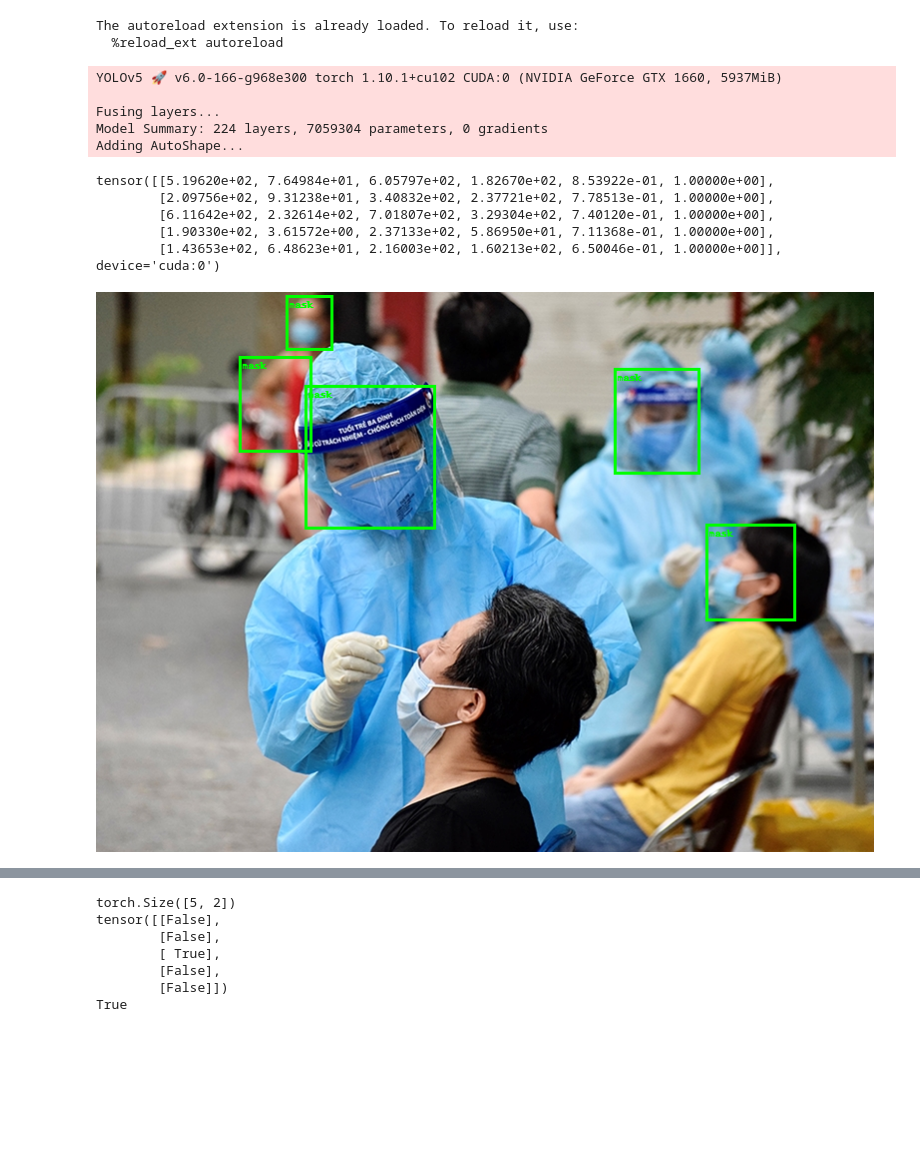
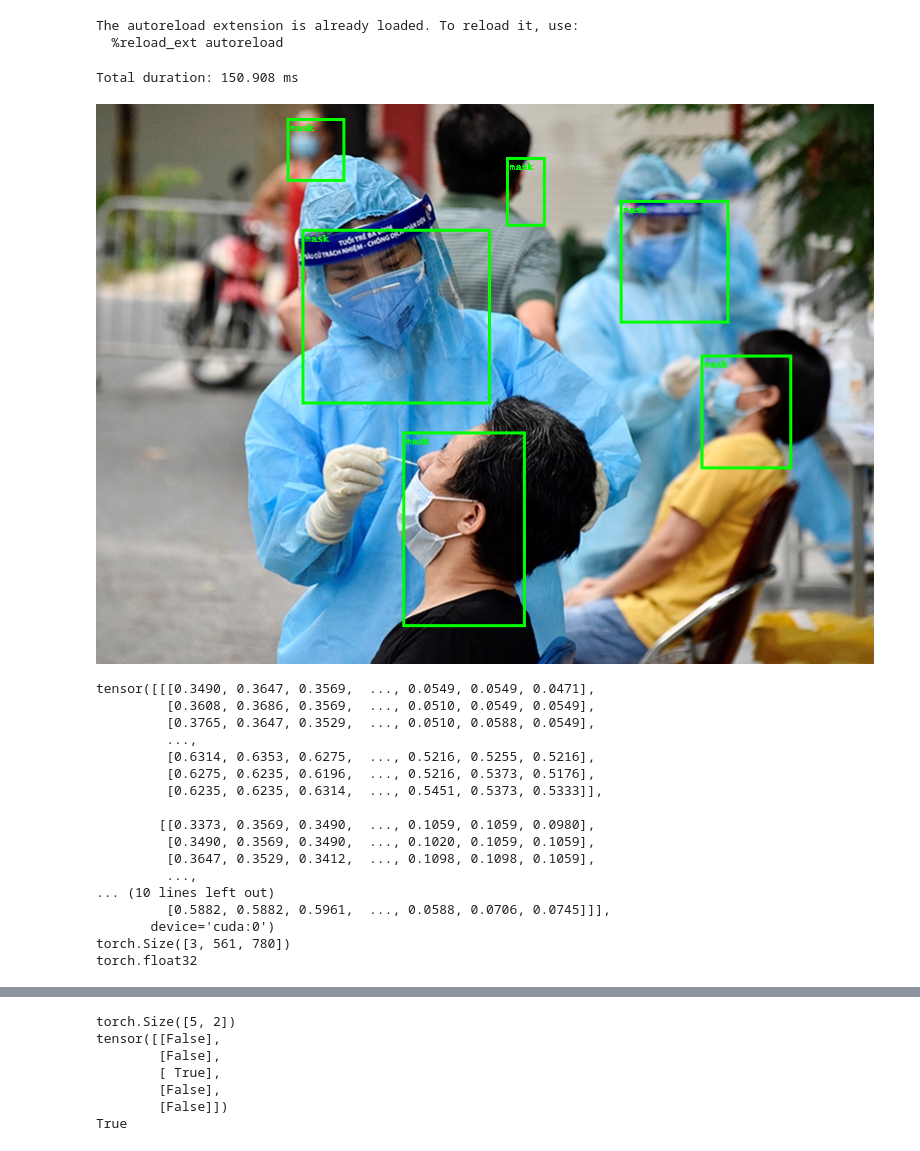
Before and after one commit to minhdq99hp/cv, a Jupyter notebook: test.ipynb, the cells around one changed output, grey strips where cells are left out. Saved outputs shown, nothing was run; the diff lists cells and outputs as text; code cells hidden in the pictures; blank space fills up the shorter version.

```diff
--- a/test.ipynb
+++ b/test.ipynb
@@ -12,26 +19,52 @@ from torchvision.utils import draw_bounding_boxes
 The autoreload extension is already loaded. To reload it, use:
   %reload_ext autoreload
 # %%
-detector = Detector(confidence=0.5)
+detector = Detector(model_name='faster_rcnn')
 
 input_img = Image.open('input/duy-khanhs.jpg')
 
 input_array = np.asarray(input_img)
 
 res = detector.detect(input_array)
 
 output_img = Image.fromarray(res)
 
 display(output_img)
 # %% [output]
-YOLOv5 🚀 v6.0-166-g968e300 torch 1.10.1+cu102 CUDA:0 (NVIDIA GeForce GTX 1660, 5937MiB)
-
-Fusing layers...
-Model Summary: 224 layers, 7059304 parameters, 0 gradients
-Adding AutoShape...
+Total duration: 150.908 ms
-tensor([[5.19620e+02, 7.64984e+01, 6.05797e+02, 1.82670e+02, 8.53922e-01, 1.00000e+00],
-        [2.09756e+02, 9.31238e+01, 3.40832e+02, 2.37721e+02, 7.78513e-01, 1.00000e+00],
-        [6.11642e+02, 2.32614e+02, 7.01807e+02, 3.29304e+02, 7.40120e-01, 1.00000e+00],
-        [1.90330e+02, 3.61572e+00, 2.37133e+02, 5.86950e+01, 7.11368e-01, 1.00000e+00],
-        [1.43653e+02, 6.48623e+01, 2.16003e+02, 1.60213e+02, 6.50046e-01, 1.00000e+00]], device='cuda:0')
-[figure, old version]
+[figure, new version]
+# %%
+img_tensor = torch.from_numpy(input_array).permute(2, 0, 1).to('cuda')
+
+input_tensor = img_tensor / 255
+
+# img_tensor = img_tensor.view(img_tensor.size(0), -1)
+# img_tensor -= img_tensor.min(1, keepdim=True)[0]
+# img_tensor /= img_tensor.max(1, keepdim=True)[0]
+# img_tensor = img_tensor.view(batch_size, height, width)
+
+print(input_tensor)
+
+print(input_tensor.size())
+print(input_tensor.dtype)
+
+with torch.no_grad():
+    predictions = detector.model([input_tensor])
+# %% [output]
+tensor([[[0.3490, 0.3647, 0.3569,  ..., 0.0549, 0.0549, 0.0471],
+         [0.3608, 0.3686, 0.3569,  ..., 0.0510, 0.0549, 0.0549],
+         [0.3765, 0.3647, 0.3529,  ..., 0.0510, 0.0588, 0.0549],
+         ...,
+         [0.6314, 0.6353, 0.6275,  ..., 0.5216, 0.5255, 0.5216],
+         [0.6275, 0.6235, 0.6196,  ..., 0.5216, 0.5373, 0.5176],
+         [0.6235, 0.6235, 0.6314,  ..., 0.5451, 0.5373, 0.5333]],
+
+        [[0.3373, 0.3569, 0.3490,  ..., 0.1059, 0.1059, 0.0980],
+         [0.3490, 0.3569, 0.3490,  ..., 0.1020, 0.1059, 0.1059],
+         [0.3647, 0.3529, 0.3412,  ..., 0.1098, 0.1098, 0.1059],
+         ...,
+... (10 lines left out)
+         [0.5882, 0.5882, 0.5961,  ..., 0.0588, 0.0706, 0.0745]]],
+       device='cuda:0')
+torch.Size([3, 561, 780])
+torch.float32
```
Also changed, not shown: parts of 3 cells of this notebook, 3 other files.
